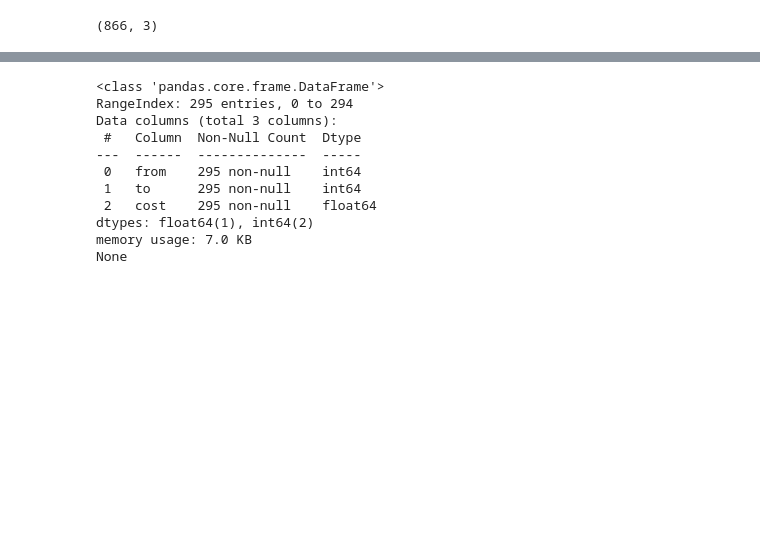
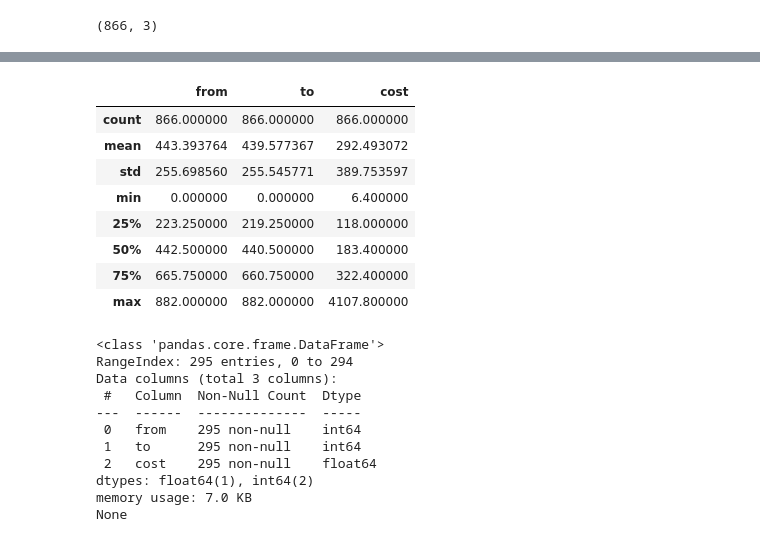
Before and after one commit to omar-kabeer/UrbanFlow-Prediction-DLT, a Jupyter notebook: notebooks/dataset_analysis.ipynb, the cells around one changed output, grey strips where cells are left out. Saved outputs shown, nothing was run; the diff lists cells and outputs as text; code cells hidden in the pictures; blank space fills up the shorter version.

```diff
--- a/notebooks/dataset_analysis.ipynb
+++ b/notebooks/dataset_analysis.ipynb
@@ -109,3 +143,15 @@ None
+# %%
+pems07.describe()
+# %% [output]
+|  | from | to | cost |
+| count | 866.000000 | 866.000000 | 866.000000 |
+| mean | 443.393764 | 439.577367 | 292.493072 |
+| std | 255.698560 | 255.545771 | 389.753597 |
+| min | 0.000000 | 0.000000 | 6.400000 |
+| 25% | 223.250000 | 219.250000 | 118.000000 |
+| 50% | 442.500000 | 440.500000 | 183.400000 |
+| 75% | 665.750000 | 660.750000 | 322.400000 |
+| max | 882.000000 | 882.000000 | 4107.800000 |
 # %%
 print(pems08.info())
 pems08.shape
```
Also changed, not shown: parts of 27 cells of this notebook, 1 other file.
